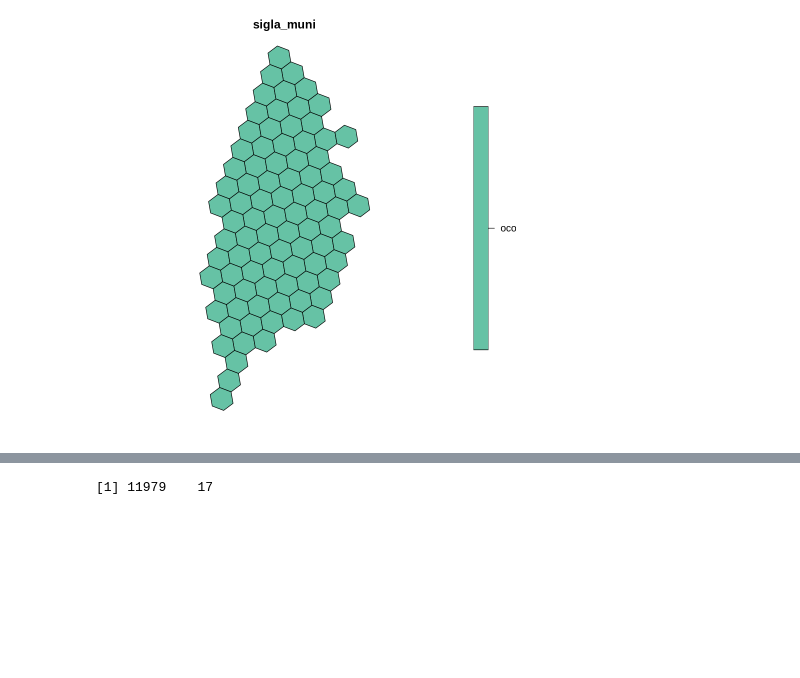
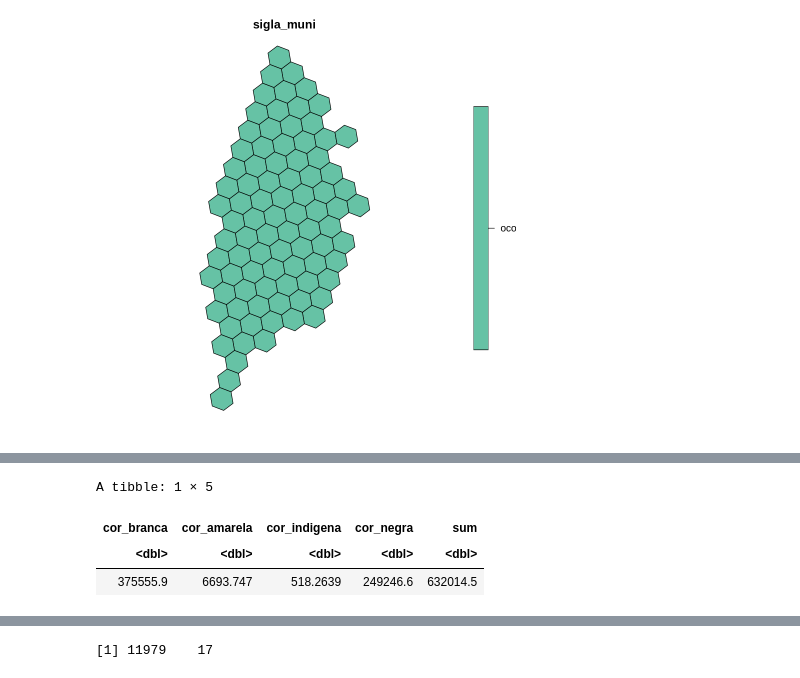
Before and after one commit to Multiplicidademobilidade/indice_acesso_cidade, a Jupyter notebook: R/dev_rev/01 - Visualização de objetos resultantes por pasta.ipynb, the cells around one changed output, grey strips where cells are left out. Cells and saved outputs as stored; diff of their text form; code cells hidden in the pictures; blank space fills up the shorter version.

```diff
--- a/R/dev_rev/01 - Visualização de objetos resultantes por pasta.ipynb
+++ b/R/dev_rev/01 - Visualização de objetos resultantes por pasta.ipynb
@@ -269,0 +352,11 @@ plot(hex_municipios %>% dplyr::select(sigla_muni))
+# %%
+grade_muni_renda_cor %>%
+    st_set_geometry(NULL) %>%
+    dplyr::select(matches('cor_')) %>%
+    summarize_all(na.rm = TRUE, sum)  %>%
+    mutate(sum = rowSums(.))
+# %% [output]
+A tibble: 1 × 5
+| cor_branca | cor_amarela | cor_indigena | cor_negra | sum |
+| <dbl> | <dbl> | <dbl> | <dbl> | <dbl> |
+| 375555.9 | 6693.747 | 518.2639 | 249246.6 | 632014.5 |
```
Also changed, not shown: parts of 16 cells of this notebook, 10 other files.
